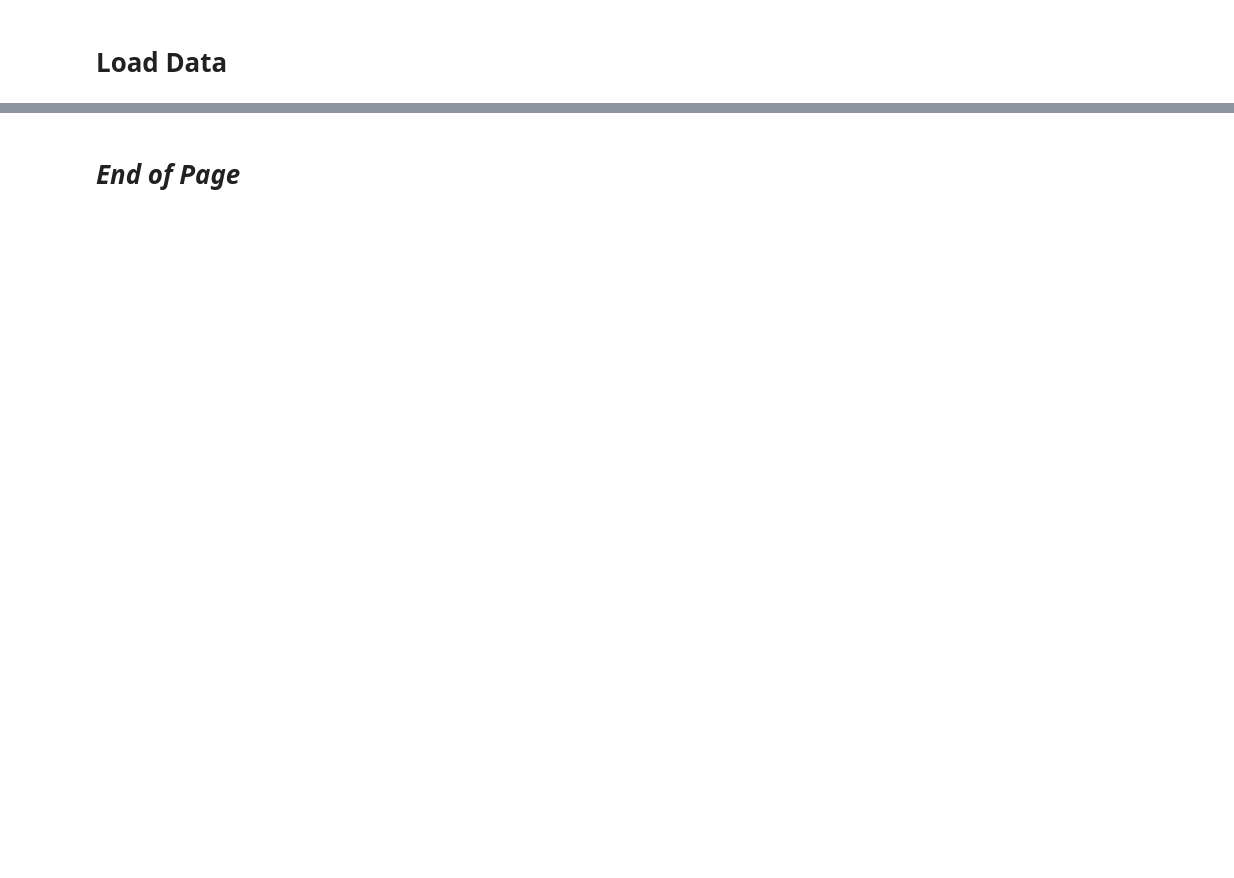
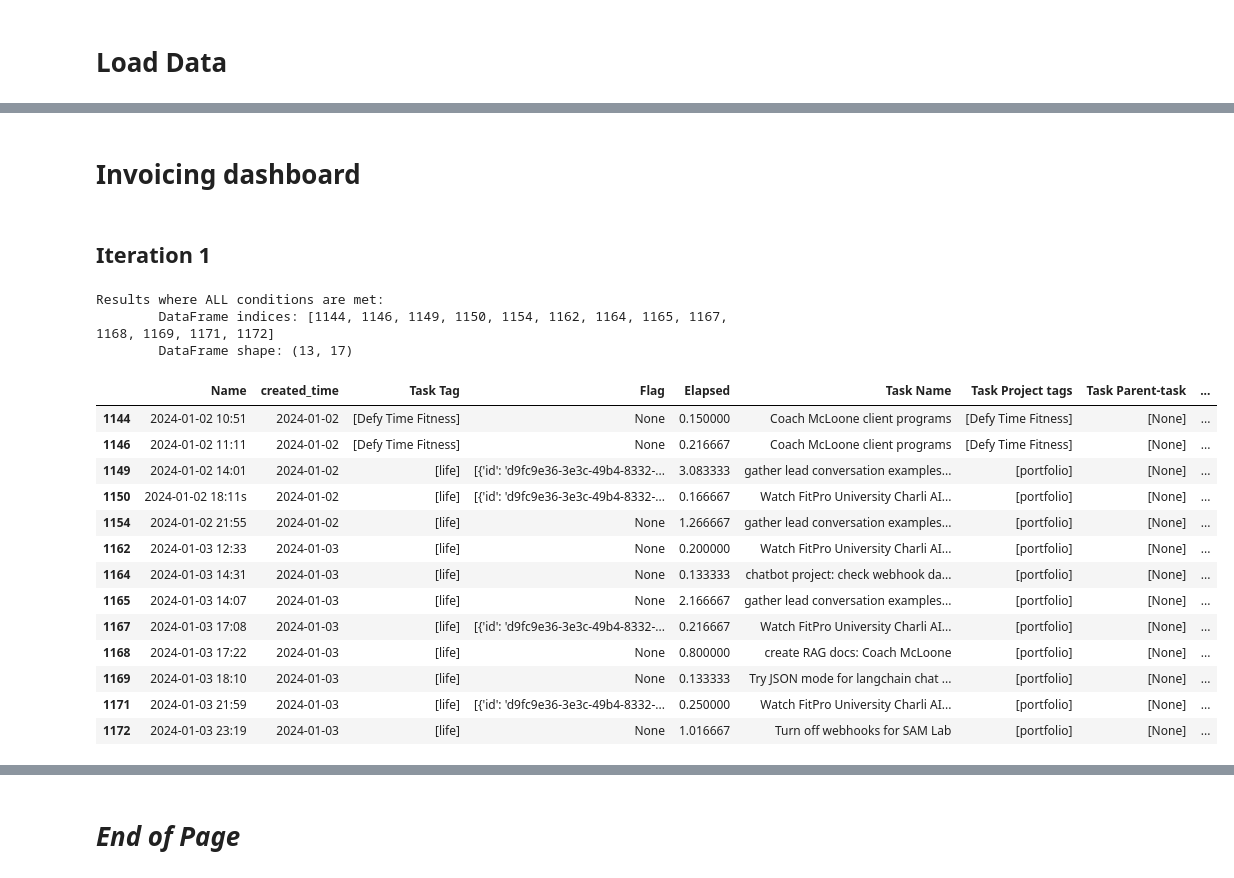
Before and after one commit to silvhua/notion-code, a Jupyter notebook: notebooks/2024-01-08 invoicing.ipynb, the cells around one changed output, grey strips where cells are left out. Cells and saved outputs as stored; diff of their text form; code cells hidden in the pictures; blank space fills up the shorter version.

```diff
--- a/notebooks/2024-01-08 invoicing.ipynb
+++ b/notebooks/2024-01-08 invoicing.ipynb
@@ -60,3 +69,44 @@ DataFrame columns: ['Name', 'created_time', 'Task Tag', 'Flag', 'Elapsed', 'Task
 | 1240 | 2024-01-08 12:06 | 2024-01-08 12:06:00-08:00 | [Defy Time Fitness] | None | 0.316667 | Coach McLoone program templates | [Defy Time Fitness] | [None] | ... |
 | 1241 | 2024-01-08 12:27 | 2024-01-08 12:23:00-08:00 | [Ginkgo] | None | 0.083333 | Checking Exercises Post Publishing | [Ginkgo work] | [None] | ... |
 1242 rows × 15 columns
+# %% [markdown]
+# Invoicing dashboard
+# %% [markdown]
+## Iteration 1
+# %%
+from data_viz import *
+
+def get_invoice_records(df, start_date, end_date, filter_dict):
+    classified_df = classify_projects(df)
+
+    period_df = filter_by_period(
+        classified_df, column='created_time', period=None, start_date=start_date, end_date=end_date
+    )
+    client_df = filter_df_all_conditions(period_df, filter_dict, verbose=False)
+    return client_df
+filter_dict = {
+    'Task Project name': ['Coach McLoone', 'GHL Chatbot']
+}
+
+start_date = '2024-01-02'
+end_date = '2024-01-03'
+
+get_invoice_records(df, start_date, end_date, filter_dict)
+# %% [output]
+Results where ALL conditions are met:
+        DataFrame indices: [1144, 1146, 1149, 1150, 1154, 1162, 1164, 1165, 1167, 1168, 1169, 1171, 1172]
+        DataFrame shape: (13, 17)
+|  | Name | created_time | Task Tag | Flag | Elapsed | Task Name | Task Project tags | Task Parent-task | ... |
+| 1144 | 2024-01-02 10:51 | 2024-01-02 | [Defy Time Fitness] | None | 0.150000 | Coach McLoone client programs | [Defy Time Fitness] | [None] | ... |
+| 1146 | 2024-01-02 11:11 | 2024-01-02 | [Defy Time Fitness] | None | 0.216667 | Coach McLoone client programs | [Defy Time Fitness] | [None] | ... |
+| 1149 | 2024-01-02 14:01 | 2024-01-02 | [life] | [{'id': 'd9fc9e36-3e3c-49b4-8332-... | 3.083333 | gather lead conversation examples... | [portfolio] | [None] | ... |
+| 1150 | 2024-01-02 18:11s | 2024-01-02 | [life] | [{'id': 'd9fc9e36-3e3c-49b4-8332-... | 0.166667 | Watch FitPro University Charli AI... | [portfolio] | [None] | ... |
+| 1154 | 2024-01-02 21:55 | 2024-01-02 | [life] | None | 1.266667 | gather lead conversation examples... | [portfolio] | [None] | ... |
+| 1162 | 2024-01-03 12:33 | 2024-01-03 | [life] | None | 0.200000 | Watch FitPro University Charli AI... | [portfolio] | [None] | ... |
+| 1164 | 2024-01-03 14:31 | 2024-01-03 | [life] | None | 0.133333 | chatbot project: check webhook da... | [portfolio] | [None] | ... |
+| 1165 | 2024-01-03 14:07 | 2024-01-03 | [life] | None | 2.166667 | gather lead conversation examples... | [portfolio] | [None] | ... |
+| 1167 | 2024-01-03 17:08 | 2024-01-03 | [life] | [{'id': 'd9fc9e36-3e3c-49b4-8332-... | 0.216667 | Watch FitPro University Charli AI... | [portfolio] | [None] | ... |
+| 1168 | 2024-01-03 17:22 | 2024-01-03 | [life] | None | 0.800000 | create RAG docs: Coach McLoone | [portfolio] | [None] | ... |
+| 1169 | 2024-01-03 18:10 | 2024-01-03 | [life] | None | 0.133333 | Try JSON mode for langchain chat ... | [portfolio] | [None] | ... |
+| 1171 | 2024-01-03 21:59 | 2024-01-03 | [life] | [{'id': 'd9fc9e36-3e3c-49b4-8332-... | 0.250000 | Watch FitPro University Charli AI... | [portfolio] | [None] | ... |
+| 1172 | 2024-01-03 23:19 | 2024-01-03 | [life] | None | 1.016667 | Turn off webhooks for SAM Lab | [portfolio] | [None] | ... |
```
Also changed, not shown: parts of 9 cells of this notebook.
